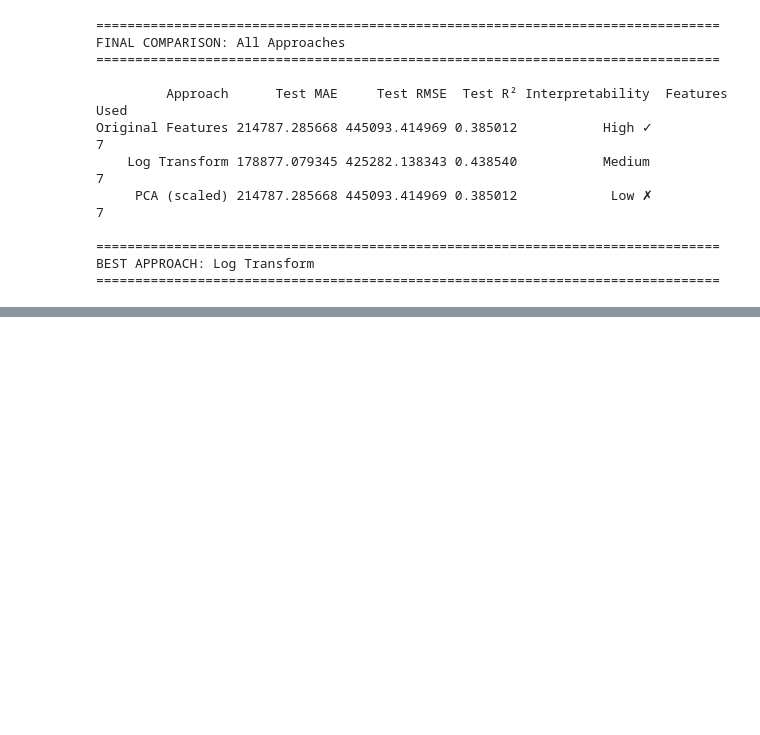
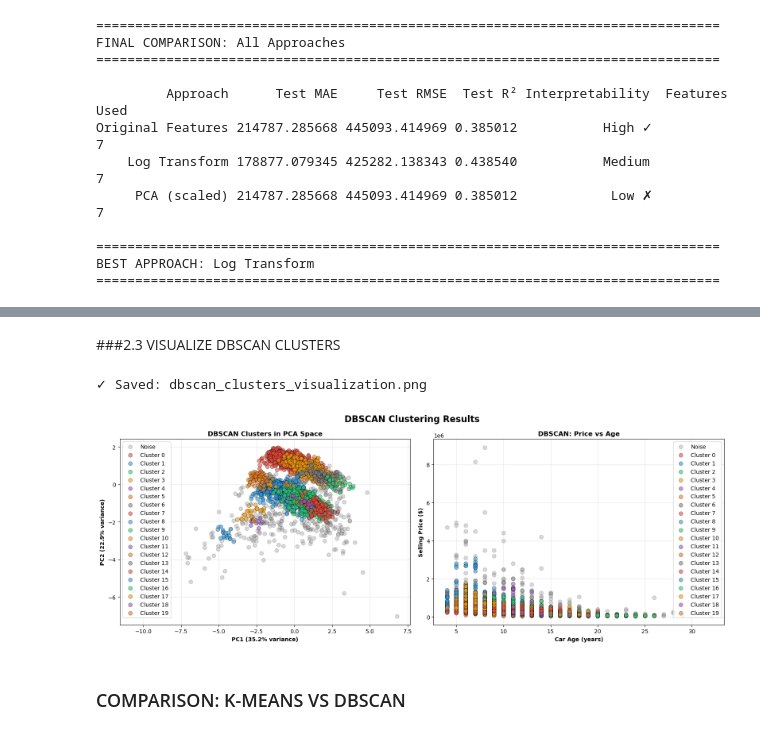
Before and after one commit to nourbenmoulehem/AUTOMATCH, a Jupyter notebook: AutoMatch_Price_Prediction_DU_&_DP.ipynb, the cells around one changed output, grey strips where cells are left out. Drawn from its saved outputs; the diff is of its cells as text; code cells hidden in the pictures; blank space fills up the shorter version.

```diff
--- a/AutoMatch_Price_Prediction_DU_&_DP.ipynb
+++ b/AutoMatch_Price_Prediction_DU_&_DP.ipynb
@@ -2972,0 +3397,54 @@ BEST APPROACH: Log Transform
+# %% [markdown]
+###2.3 VISUALIZE DBSCAN CLUSTERS
+# %%
+
+fig, axes = plt.subplots(1, 2, figsize=(16, 6))
+fig.suptitle('DBSCAN Clustering Results', fontsize=16, fontweight='bold')
+
+# PCA plot
+unique_clusters = sorted(df['cluster_dbscan'].unique())
+colors_dbscan = ['gray'] + ['#e74c3c', '#3498db', '#2ecc71', '#f39c12', '#9b59b6', '#e67e22']
+
+for i, cluster_id in enumerate(unique_clusters):
+    cluster_mask = df['cluster_dbscan'] == cluster_id
+    color = colors_dbscan[i % len(colors_dbscan)]
+    label = 'Noise' if cluster_id == -1 else f'Cluster {cluster_id}'
+    alpha = 0.3 if cluster_id == -1 else 0.6
+
+    axes[0].scatter(X_pca[cluster_mask, 0], X_pca[cluster_mask, 1],
+                    c=color, label=label,
+                    alpha=alpha, s=50, edgecolors='black', linewidth=0.5)
+
+axes[0].set_xlabel(f'PC1 ({pca.explained_variance_ratio_[0]*100:.1f}% variance)', fontweight='bold')
+axes[0].set_ylabel(f'PC2 ({pca.explained_variance_ratio_[1]*100:.1f}% variance)', fontweight='bold')
+axes[0].set_title('DBSCAN Clusters in PCA Space', fontweight='bold')
+axes[0].legend()
+axes[0].grid(alpha=0.3)
+
+# Price vs Age
+for i, cluster_id in enumerate(unique_clusters):
+    cluster_mask = df['cluster_dbscan'] == cluster_id
+    color = colors_dbscan[i % len(colors_dbscan)]
+    label = 'Noise' if cluster_id == -1 else f'Cluster {cluster_id}'
+    alpha = 0.3 if cluster_id == -1 else 0.6
+
+    axes[1].scatter(df[cluster_mask]['car_age'],
+                    df[cluster_mask]['selling_price'],
+                    c=color, label=label,
+                    alpha=alpha, s=50, edgecolors='black', linewidth=0.5)
+
+axes[1].set_xlabel('Car Age (years)', fontweight='bold')
+axes[1].set_ylabel('Selling Price ($)', fontweight='bold')
+axes[1].set_title('DBSCAN: Price vs Age', fontweight='bold')
+axes[1].legend()
+axes[1].grid(alpha=0.3)
+
+plt.tight_layout()
+plt.savefig('dbscan_clusters_visualization.png', dpi=300, bbox_inches='tight')
+print("✓ Saved: dbscan_clusters_visualization.png")
+plt.show()
+# %% [output]
+✓ Saved: dbscan_clusters_visualization.png
+[figure, added]
+# %% [markdown]
+### COMPARISON: K-MEANS VS DBSCAN
```
Also changed, not shown: parts of 38 cells of this notebook, 14 other files.
